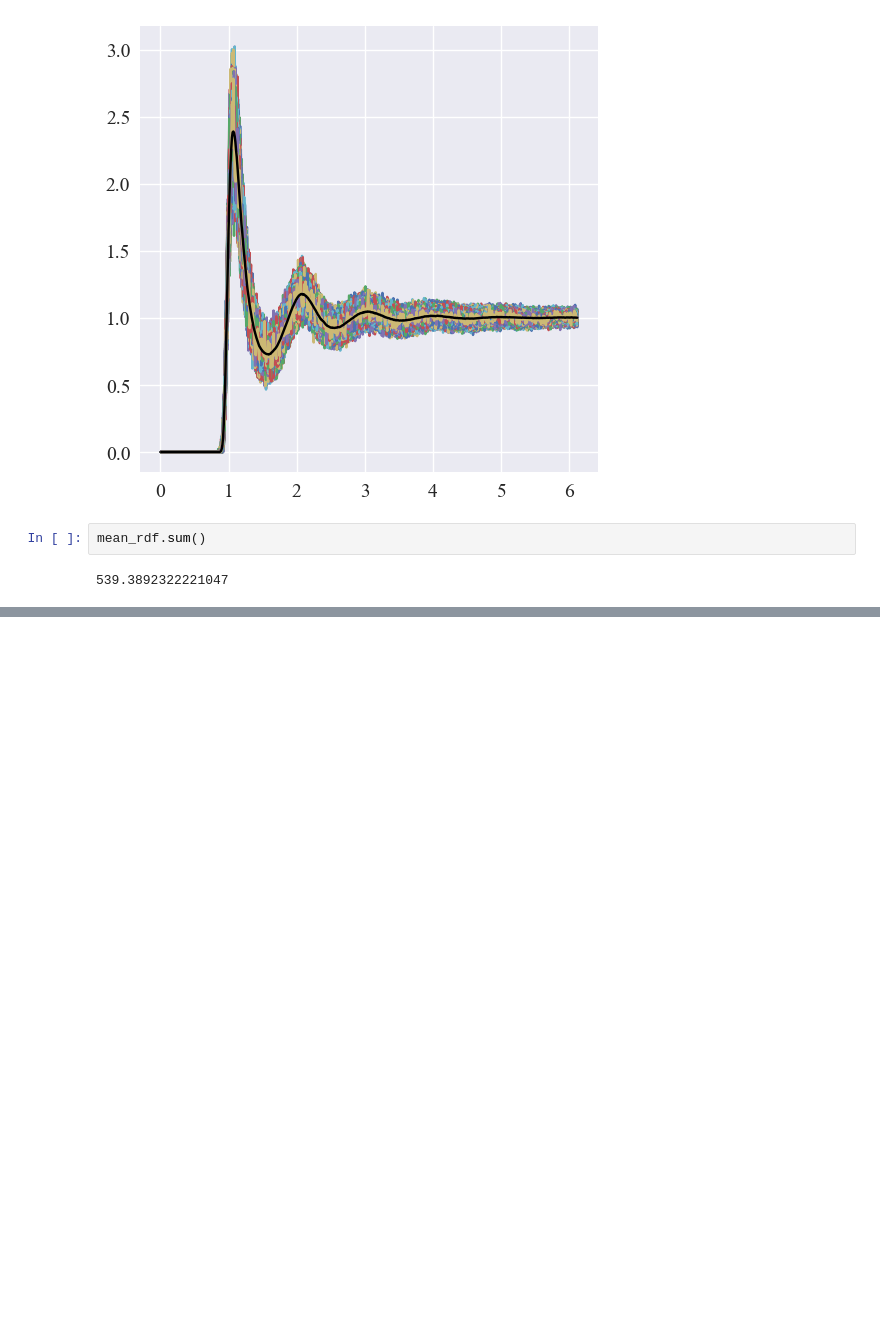
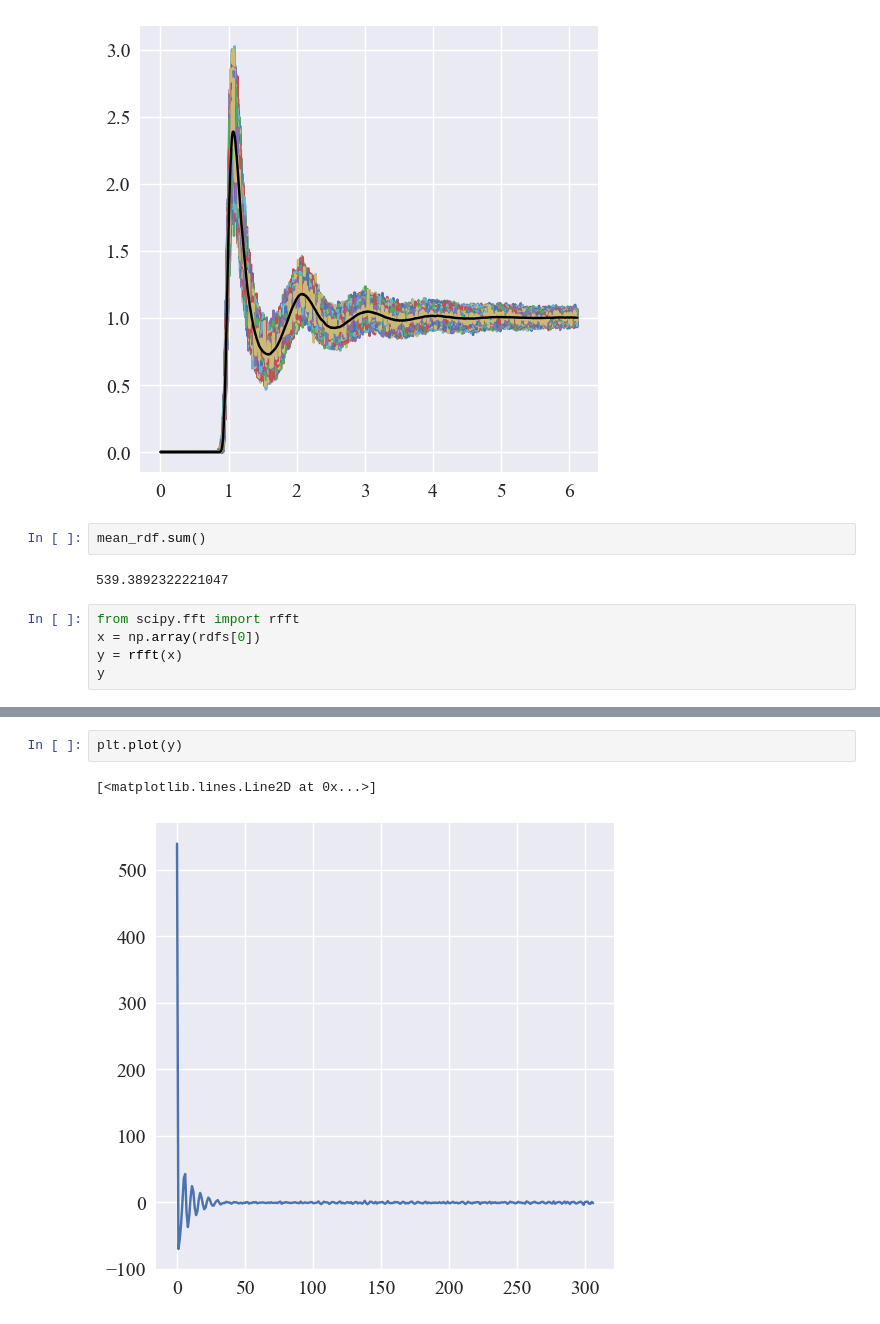
Before and after one commit to AlbertFarkhutdinov/molecular_dynamics, a Jupyter notebook: notebooks/rdf_samples_processing.ipynb, the cells around one changed output, grey strips where cells are left out. Cells and saved outputs as stored; diff of their text form; blank space fills up the shorter version.

```diff
--- a/notebooks/rdf_samples_processing.ipynb
+++ b/notebooks/rdf_samples_processing.ipynb
@@ -59,3 +59,8 @@ plt.plot(radii[0], mean_rdf, color='black')
 mean_rdf.sum()
 # %% [output]
 539.3892322221047
+# %%
+from scipy.fft import rfft
+x = np.array(rdfs[0])
+y = rfft(x)
+y
@@ -61,0 +85,5 @@ mean_rdf.sum()
+# %%
+plt.plot(y)
+# %% [output]
+[<matplotlib.lines.Line2D at 0x...>]
+[figure, added]
```
Also changed, not shown: parts of 3 cells of this notebook, 1 other file.
